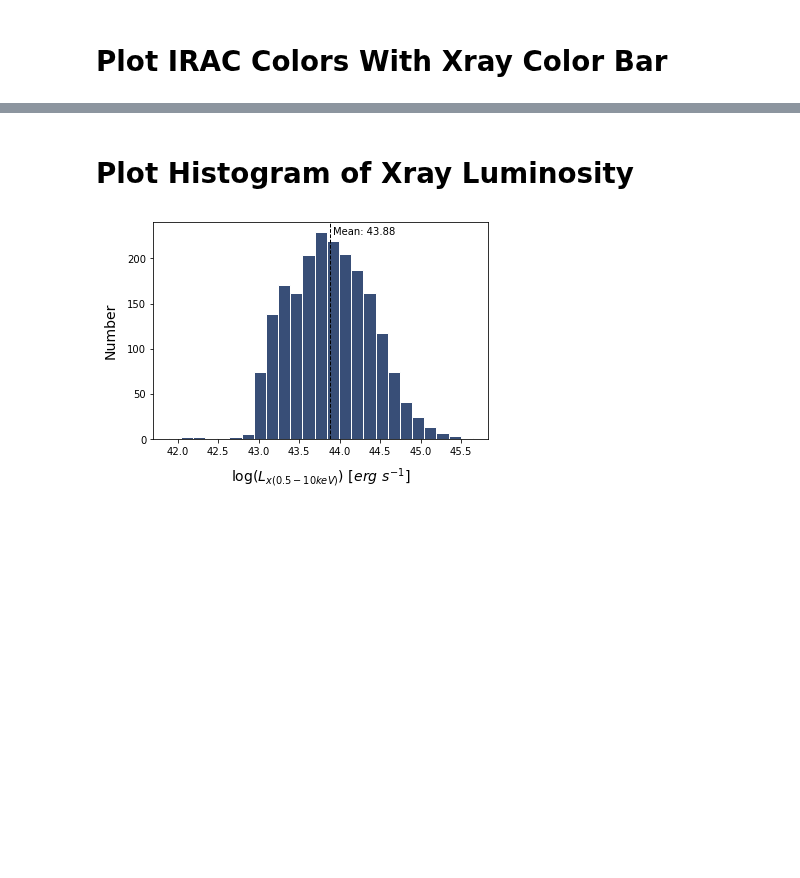
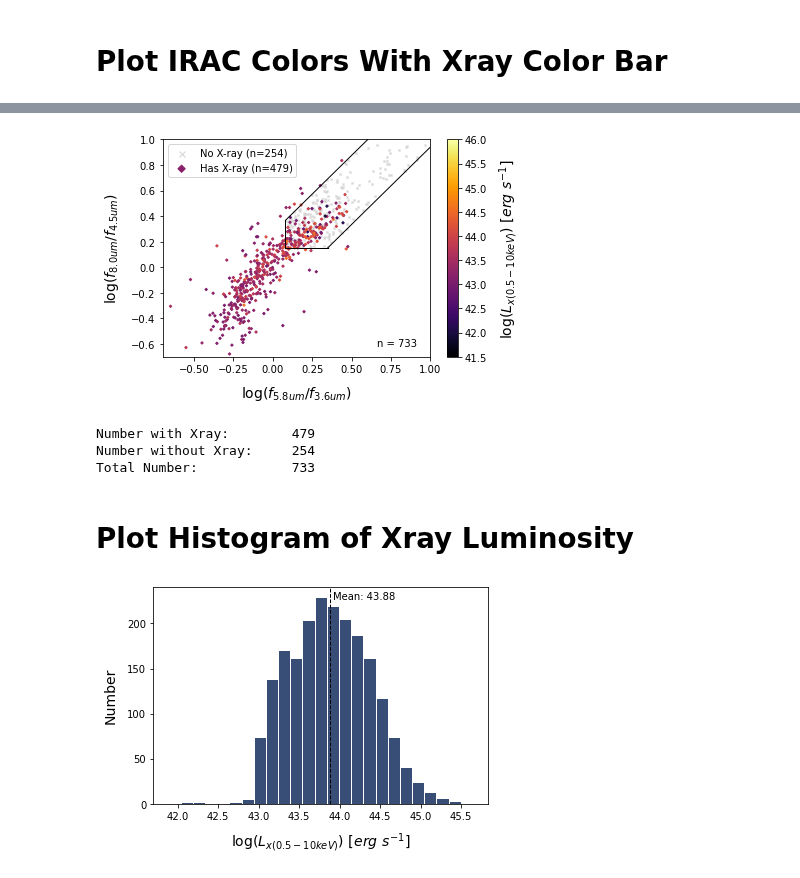
Before and after one commit to parallax-xallaraq/IfA-REU-Project, a Jupyter notebook: Code/COSMOS_IR_Xray_compare.ipynb, the cells around one changed output, grey strips where cells are left out. Drawn from its saved outputs; the diff is of its cells as text; code cells hidden in the pictures; blank space fills up the shorter version.

```diff
--- a/Code/COSMOS_IR_Xray_compare.ipynb
+++ b/Code/COSMOS_IR_Xray_compare.ipynb
@@ -368,3 +453,17 @@ Total Number:            2911
+# %%
+myP.PlotDonleyXray(
+        x_nX_z01, y_nX_z01,     # no X-ray detections
+        x_yX_z01, y_yX_z01,     # yes X-ray detections
+        Lx_IXmasked_z01,        # X-ray luminosity (colorbar)
+        path=path_fig,          # save
+        fileName='COSMOS_IR-Xray_XrayColorBar_z01',   # save
+        printInfo=True          # output text
+    )
+# %% [output]
+[figure, added]
+Number with Xray:        479
+Number without Xray:     254
+Total Number:            733
 # %% [markdown]
 # Plot Histogram of Xray Luminosity
 # %%
```
Also changed, not shown: parts of 13 cells of this notebook, 10 other files.
